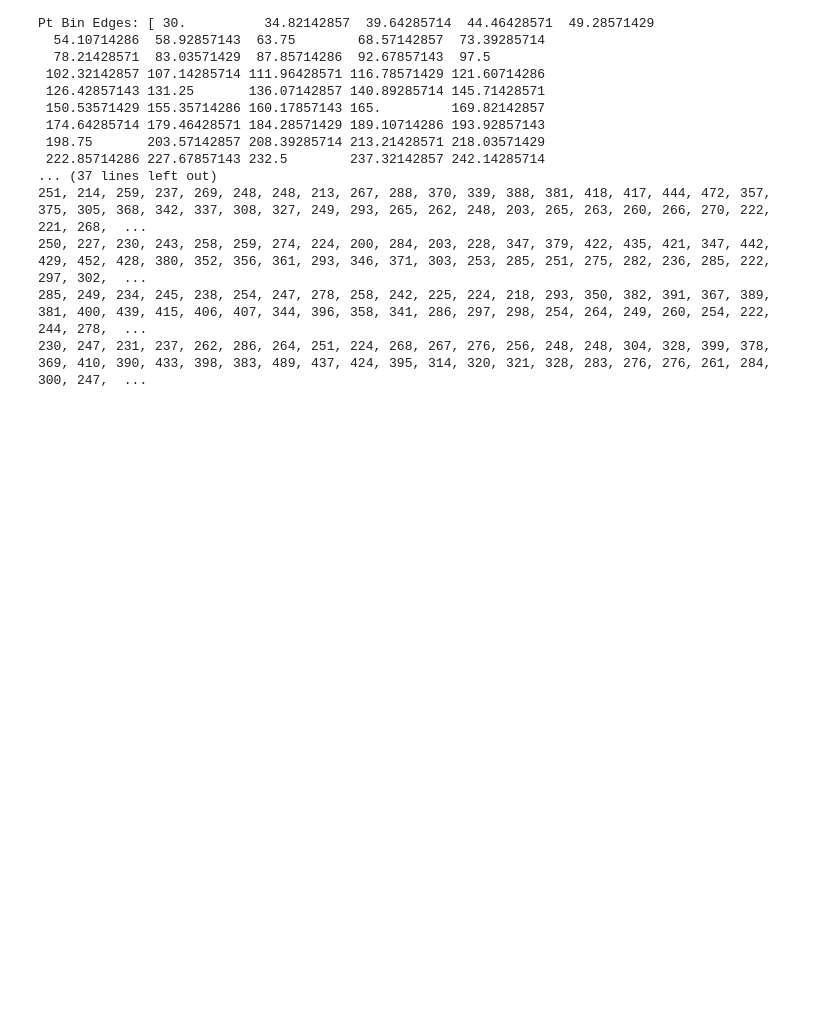
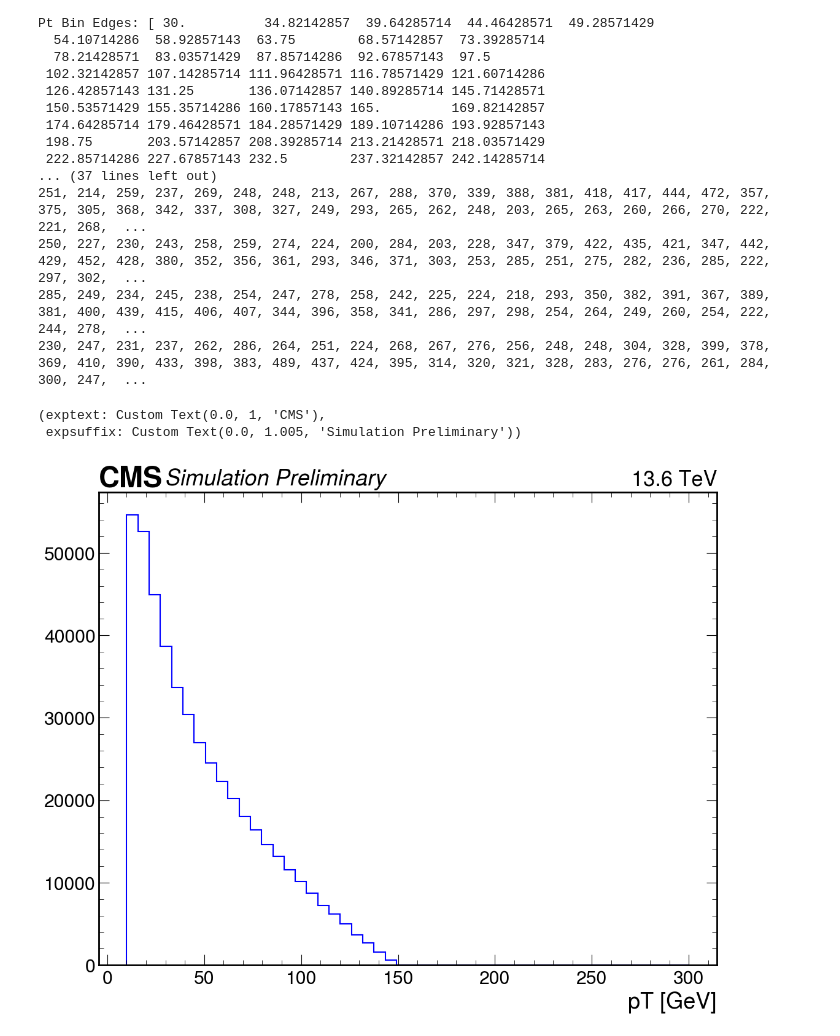
Before and after one commit to bhbam/H_AA_CLuster_jupyter_notebooks, a Jupyter notebook: Run_3_plot_histgram_from_mass_refression_samples.ipynb, the cells around one changed output. Saved outputs shown, nothing was run; the diff lists cells and outputs as text; code cells hidden in the pictures; blank space fills up the shorter version.

```diff
--- a/Run_3_plot_histgram_from_mass_refression_samples.ipynb
+++ b/Run_3_plot_histgram_from_mass_refression_samples.ipynb
@@ -598,7 +598,7 @@ class MyProcessor_phy(processor.ProcessorABC):
         Tau1_pt = (
             hist.Hist.new
             .StrCat([ "Tau1_pt"], name="htau1pt")
-            .Reg(19, 10, 200, name="pt_tau1", label="pT [GeV]")
+            .Reg(50, 10, 300, name="pt_tau1", label="pT [GeV]")
             .Int64()
         )
 
@@ -609,7 +609,7 @@ class MyProcessor_phy(processor.ProcessorABC):
         Tau2_pt = (
             hist.Hist.new
             .StrCat([ "Tau2_pt"], name="htau2pt")
-            .Reg(19, 10, 200, name="pt_tau2", label="pT [GeV]")
+            .Reg(50, 10, 300, name="pt_tau2", label="pT [GeV]")
             .Int64()
         )
 
@@ -906,3 +906,11 @@ Pt Bin Edges: [ 30.          34.82142857  39.64285714  44.46428571  49.28571429
 250, 227, 230, 243, 258, 259, 274, 224, 200, 284, 203, 228, 347, 379, 422, 435, 421, 347, 442, 429, 452, 428, 380, 352, 356, 361, 293, 346, 371, 303, 253, 285, 251, 275, 282, 236, 285, 222, 297, 302,  ...
 285, 249, 234, 245, 238, 254, 247, 278, 258, 242, 225, 224, 218, 293, 350, 382, 391, 367, 389, 381, 400, 439, 415, 406, 407, 344, 396, 358, 341, 286, 297, 298, 254, 264, 249, 260, 254, 222, 244, 278,  ...
 230, 247, 231, 237, 262, 286, 264, 251, 224, 268, 267, 276, 256, 248, 248, 304, 328, 399, 378, 369, 410, 390, 433, 398, 383, 489, 437, 424, 395, 314, 320, 321, 328, 283, 276, 276, 261, 284, 300, 247,  ...
+# %%
+fig, ax = plt.subplots(figsize=(13,10))
+out["train_mass_phy_9"]["tau2_pt"].plot1d(ax=ax,histtype='step',color='b',label="Tau pt")
+hep.cms.label(llabel="Simulation Preliminary", rlabel="13.6 TeV", loc=0, ax=ax)
+# %% [output]
+(exptext: Custom Text(0.0, 1, 'CMS'),
+ expsuffix: Custom Text(0.0, 1.005, 'Simulation Preliminary'))
+[figure, added]
```
Also changed, not shown: parts of 2 cells of this notebook, 4 other files.
